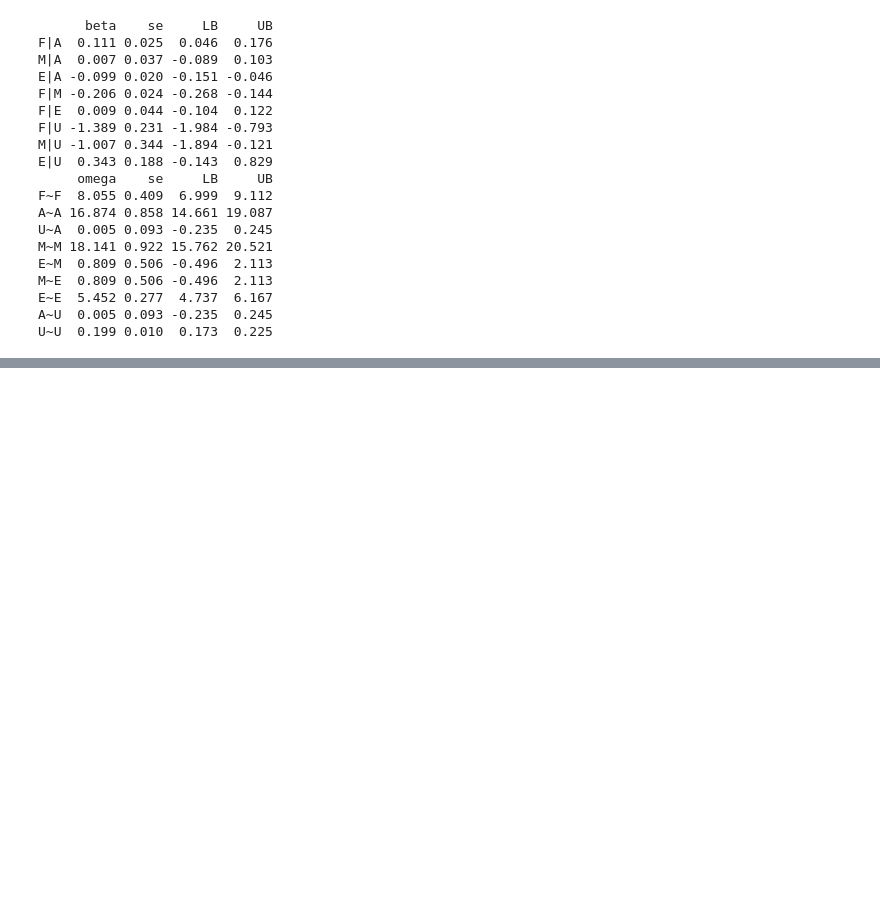
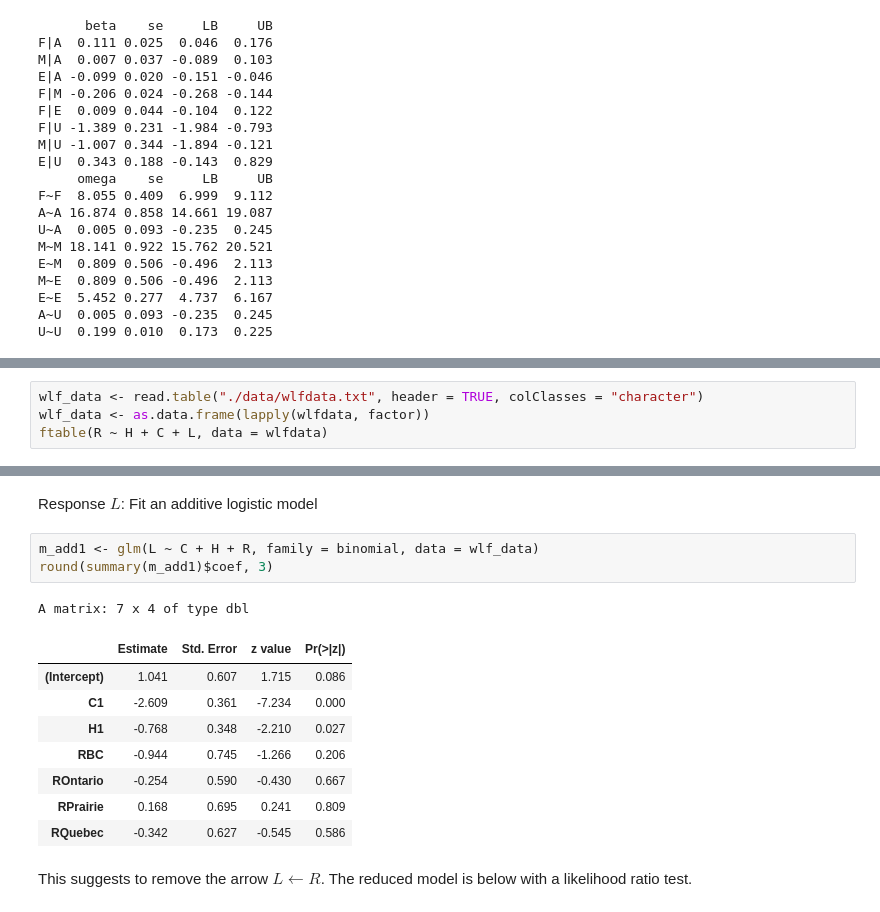
Before and after one commit to StaThin/RGM, a Jupyter notebook: examples.ipynb, the cells around one changed output, grey strips where cells are left out. Drawn from its saved outputs; the diff is of its cells as text; blank space fills up the shorter version.

```diff
--- a/examples.ipynb
+++ b/examples.ipynb
@@ -476,0 +286,4 @@ ci_test("X4", c("X1", "X2"), test = "mi", data = coppen_data)
+# %%
+wlf_data <- read.table("./data/wlfdata.txt", header = TRUE, colClasses = "character")
+wlf_data <- as.data.frame(lapply(wlfdata, factor))
+ftable(R ~ H + C + L, data = wlfdata)
@@ -476,0 +314,18 @@ ci_test("X4", c("X1", "X2"), test = "mi", data = coppen_data)
+# %% [markdown]
+Response $L$: Fit an additive logistic model
+# %%
+m_add1 <- glm(L ~ C + H + R, family = binomial, data = wlf_data)
+round(summary(m_add1)$coef, 3)
+# %% [output]
+A matrix: 7 x 4 of type dbl
+|  | Estimate | Std. Error | z value | Pr(>|z|) |
+| (Intercept) | 1.041 | 0.607 | 1.715 | 0.086 |
+| C1 | -2.609 | 0.361 | -7.234 | 0.000 |
+| H1 | -0.768 | 0.348 | -2.210 | 0.027 |
+| RBC | -0.944 | 0.745 | -1.266 | 0.206 |
+| ROntario | -0.254 | 0.590 | -0.430 | 0.667 |
+| RPrairie | 0.168 | 0.695 | 0.241 | 0.809 |
+| RQuebec | -0.342 | 0.627 | -0.545 | 0.586 |
+# %% [markdown]
+This suggests to remove the arrow $L \leftarrow R$.  The reduced model is below with a
+likelihood ratio test.
```
Also changed, not shown: parts of 20 cells of this notebook.
